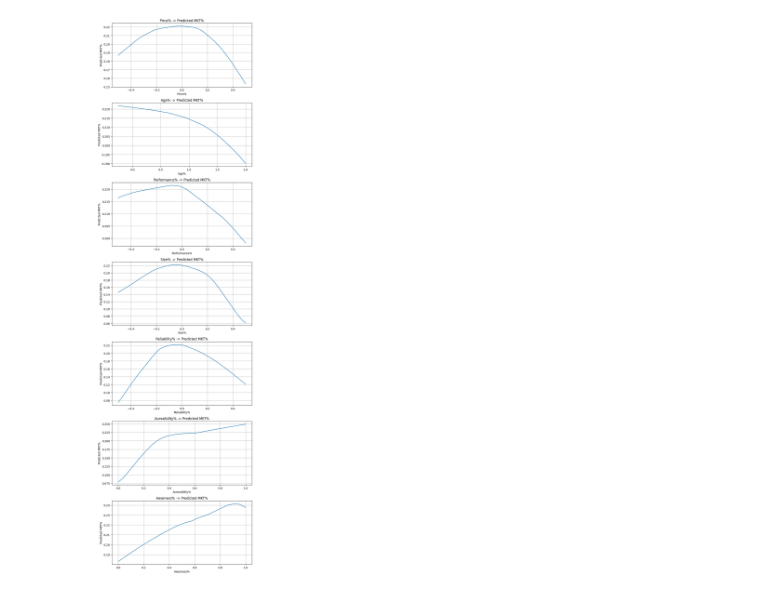
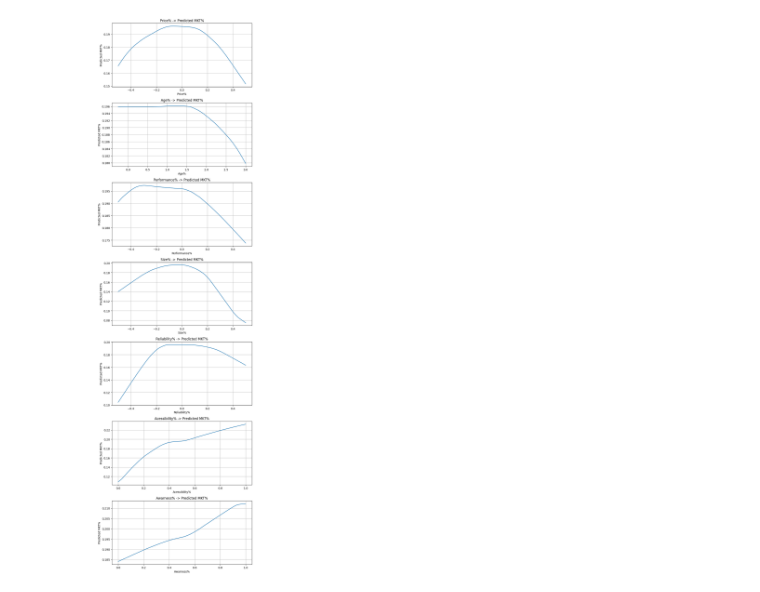
Before and after one commit to GrantKincaid/capsim_model, a Jupyter notebook: model.ipynb, the cells around one changed output. Cells and saved outputs as stored; diff of their text form; code cells hidden in the pictures.

Commit message:
Curve_images

```diff
--- a/model.ipynb
+++ b/model.ipynb
@@ -90,7 +130,7 @@ from tensorflow.keras import layers, regularizers
 from sklearn.model_selection import train_test_split
 from sklearn.metrics import mean_absolute_error, mean_squared_error, r2_score
 # %%
-samples = pd.read_csv(r'C:\Users\Grant\Desktop\Projects\capsim_model\sim_samples_2.csv')
+samples = pd.read_csv(r'sim_samples_2.csv')
 samples.head()
 # %% [output]
 |  | MKT% | Categories | Price% | Age% | Performance% | Size% | Reliability% | Acessibility% | Awarness% |
@@ -162,7 +202,7 @@ x = layers.Concatenate()([x_num, x_cat])
 
 # Small regularized trunk
 x = layers.Dense(
-    256,
+    128,
     activation="relu",
     #activation="tanh",
     kernel_regularizer=regularizers.l2(1e-3)
@@ -170,7 +210,7 @@ x = layers.Dense(
 x = layers.Dropout(0.50)(x)
 
 x = layers.Dense(
-    128,
+    32,
     activation="relu",
     #activation="tanh",
     kernel_regularizer=regularizers.l2(1e-3)
@@ -394,65 +359,75 @@ num_cols = [
 base_sample = {
     "Categories": 4,
     "Price%": 0.00,
-    "Age%": 0.0,
-    "Performance%": 0.0,
-    "Size%": 0.0,
-    "Reliability%": 0.0,
+    "Age%": 0.00,
+    "Performance%": 0.00,
+    "Size%": 0.00,
+    "Reliability%": 0.00,
     "Acessibility%": 0.5,
     "Awarness%": 0.5
 }
 
-# Reasonable sweep ranges for each feature
 feature_ranges = {
     "Price%": (-0.5, 0.5),
-    "Age%": (-0.25, 2.0),
+    "Age%": (-0.25, 3.0),
     "Performance%": (-0.5, 0.5),
     "Size%": (-0.5, 0.5),
     "Reliability%": (-0.5, 0.5),
     "Acessibility%": (0.0, 1.0),
     "Awarness%": (0.0, 1.0),
 }
 
-def predict_single(model, sample, num_cols):
-    x_num = np.array([[sample[col] for col in num_cols]], dtype=np.float32)
-    x_cat = np.array([[sample["Categories"]]], dtype=np.int32)
 
-    return model.predict(
+def plot_feature_sweeps_fast(model, base_sample, num_cols, feature_ranges, num_points=100):
+    n_features = len(num_cols)
+    total_rows = n_features * num_points
+
+    # Base numeric row
+    base_num = np.array([base_sample[col] for col in num_cols], dtype=np.float32)
+
+    # Allocate one big batch
+    x_num = np.tile(base_num, (total_rows, 1))
+    x_cat = np.full((total_rows, 1), base_sample["Categories"], dtype=np.int32)
+
+    # Keep sweep values so we can plot later
+    sweep_map = {}
+
+    # Fill batch
+    row_start = 0
+    for i, feature in enumerate(num_cols):
+        lo, hi = feature_ranges[feature]
+        sweep_vals = np.linspace(lo, hi, num_points, dtype=np.float32)
+        sweep_map[feature] = sweep_vals
+
+        row_end = row_start + num_points
+        x_num[row_start:row_end, i] = sweep_vals
+        row_start = row_end
+
+    # One prediction call instead of hundreds
+    preds = model.predict(
         {"numeric_features": x_num, "category": x_cat},
         verbose=0
-    )[0, 0]
+    ).reshape(-1)
 
-def plot_feature_sweeps(model, base_sample, num_cols, feature_ranges, num_points=100):
-    n = len(num_cols)
-    fig, axes = plt.subplots(n, 1, figsize=(8, 4 * n))
+    # Plot
+    fig, axes = plt.subplots(n_features, 1, figsize=(8, 4 * n_features), squeeze=False)
+    axes = axes.ravel()
 
-    if n == 1:
-        axes = [axes]
-
+    row_start = 0
     for ax, feature in zip(axes, num_cols):
-        lo, hi = feature_ranges[feature]
-        sweep_vals = np.linspace(lo, hi, num_points)
-
-        preds = []
-        for val in sweep_vals:
-            sample = base_sample.copy()
-            sample[feature] = float(val)
-            preds.append(predict_single(model, sample, num_cols))
-
-        ax.plot(sweep_vals, preds)
+        row_end = row_start + num_points
+        ax.plot(sweep_map[feature], preds[row_start:row_end])
         ax.set_title(f"{feature} -> Predicted MKT%")
         ax.set_xlabel(feature)
         ax.set_ylabel("Predicted MKT%")
         ax.grid(True)
+        row_start = row_end
 
     plt.tight_layout()
+    plt.show()
 
 
-
-
-    plt.show()
-
-plot_feature_sweeps(model, base_sample, num_cols, feature_ranges)
+plot_feature_sweeps_fast(model, base_sample, num_cols, feature_ranges, num_points=100)
 # %% [output]
-[figure, old version]
+[figure, new version]
 # %%
```
Also changed, not shown: parts of 4 cells of this notebook, 8 other files.
